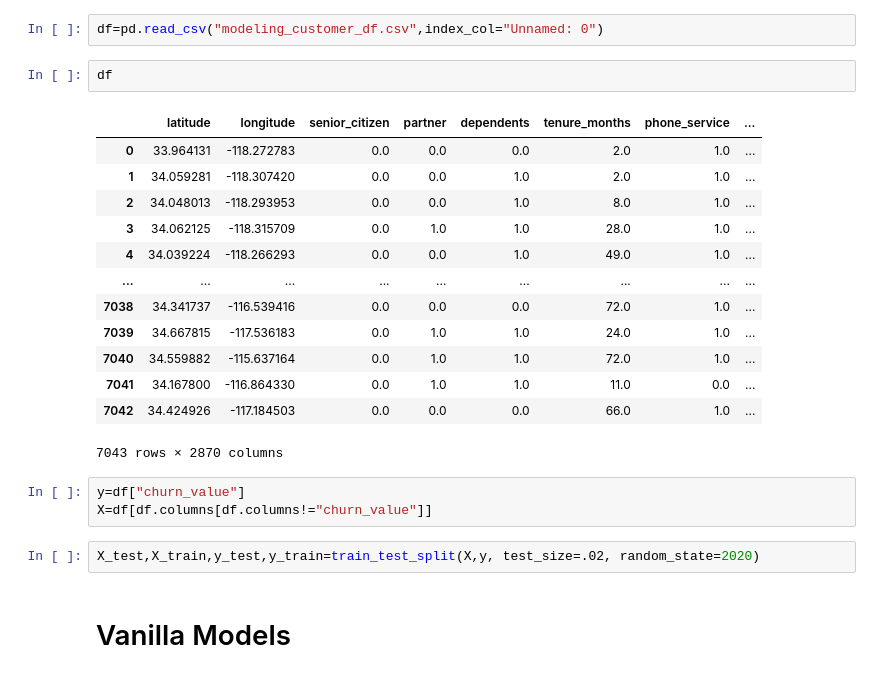
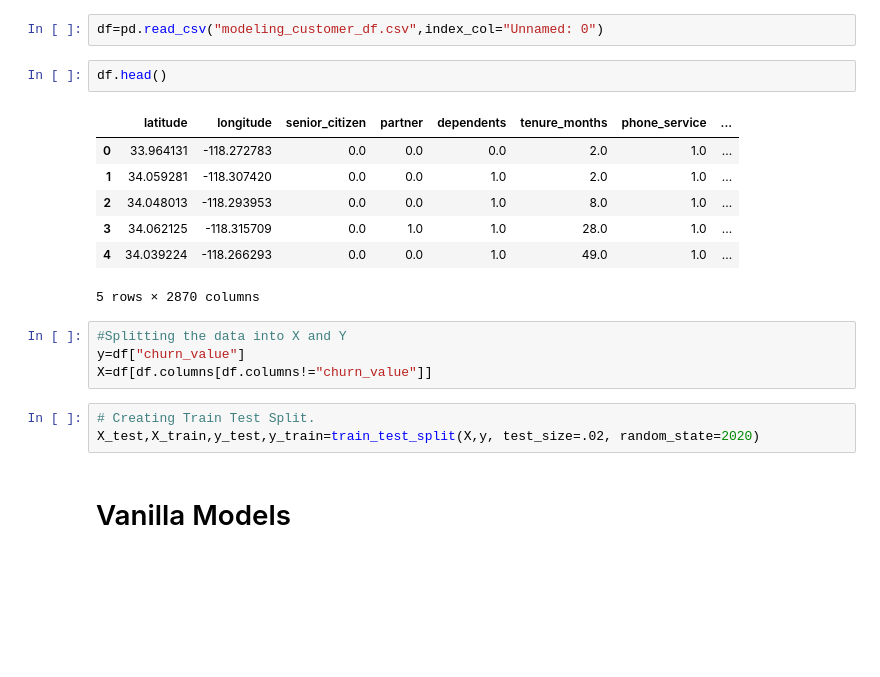
Before and after one commit to carlosiruiz/Customer_Churn_Prediction, a Jupyter notebook: Modeling.ipynb, the cells around one changed output. Drawn from its saved outputs; the diff is of its cells as text; blank space fills up the shorter version.

```diff
--- a/Modeling.ipynb
+++ b/Modeling.ipynb
@@ -31,25 +31,21 @@ pd.set_option('display.max_columns', 1000)
 # %%
 df=pd.read_csv("modeling_customer_df.csv",index_col="Unnamed: 0")
 # %%
-df
+df.head()
 # %% [output]
 |  | latitude | longitude | senior_citizen | partner | dependents | tenure_months | phone_service | ... |
 | 0 | 33.964131 | -118.272783 | 0.0 | 0.0 | 0.0 | 2.0 | 1.0 | ... |
 | 1 | 34.059281 | -118.307420 | 0.0 | 0.0 | 1.0 | 2.0 | 1.0 | ... |
 | 2 | 34.048013 | -118.293953 | 0.0 | 0.0 | 1.0 | 8.0 | 1.0 | ... |
 | 3 | 34.062125 | -118.315709 | 0.0 | 1.0 | 1.0 | 28.0 | 1.0 | ... |
 | 4 | 34.039224 | -118.266293 | 0.0 | 0.0 | 1.0 | 49.0 | 1.0 | ... |
-| ... | ... | ... | ... | ... | ... | ... | ... | ... |
-| 7038 | 34.341737 | -116.539416 | 0.0 | 0.0 | 0.0 | 72.0 | 1.0 | ... |
-| 7039 | 34.667815 | -117.536183 | 0.0 | 1.0 | 1.0 | 24.0 | 1.0 | ... |
-| 7040 | 34.559882 | -115.637164 | 0.0 | 1.0 | 1.0 | 72.0 | 1.0 | ... |
-| 7041 | 34.167800 | -116.864330 | 0.0 | 1.0 | 1.0 | 11.0 | 0.0 | ... |
-| 7042 | 34.424926 | -117.184503 | 0.0 | 0.0 | 0.0 | 66.0 | 1.0 | ... |
-7043 rows × 2870 columns
+5 rows × 2870 columns
 # %%
+#Splitting the data into X and Y
 y=df["churn_value"]
 X=df[df.columns[df.columns!="churn_value"]]
 # %%
+# Creating Train Test Split.
 X_test,X_train,y_test,y_train=train_test_split(X,y, test_size=.02, random_state=2020)
 # %% [markdown]
 # Vanilla Models
```
Also changed, not shown: parts of 41 cells of this notebook, 2 other files.
